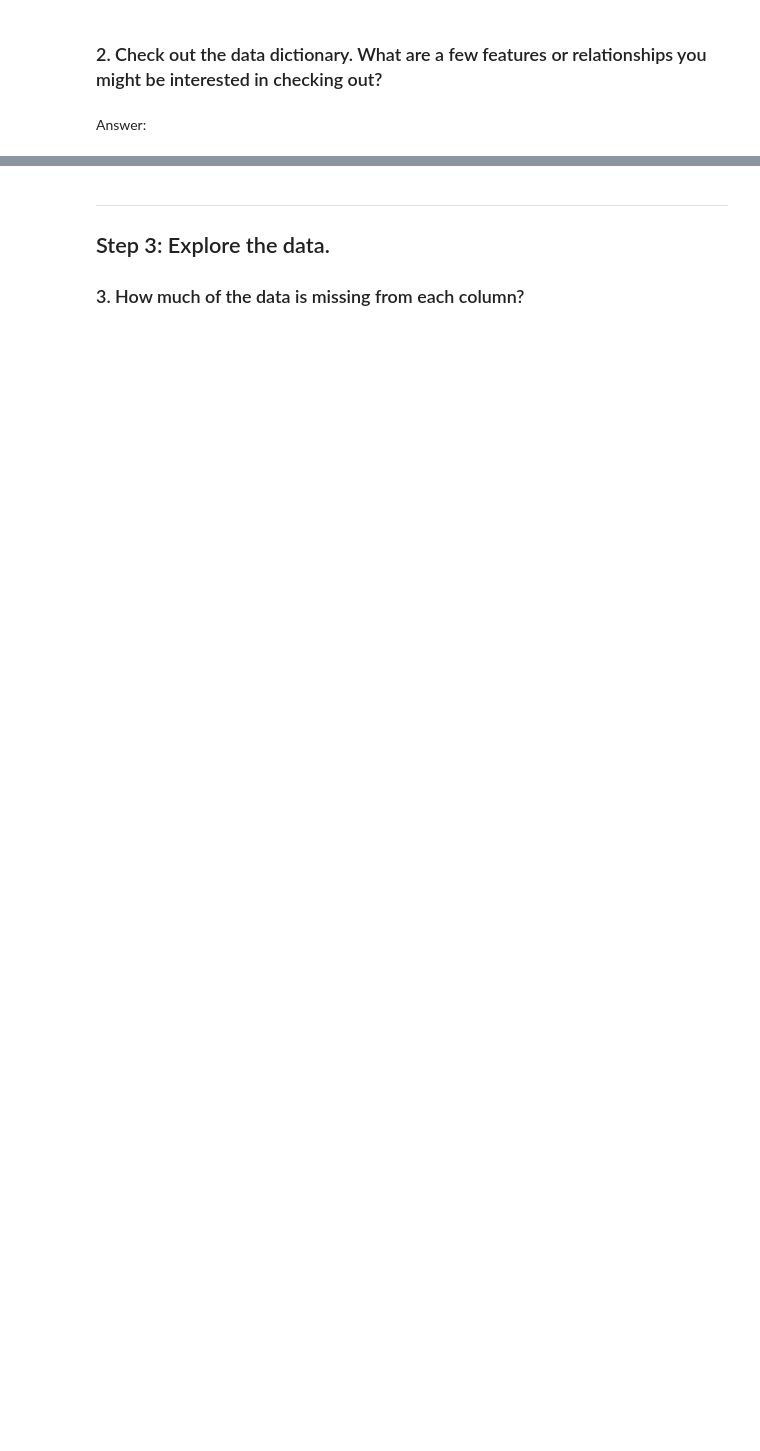
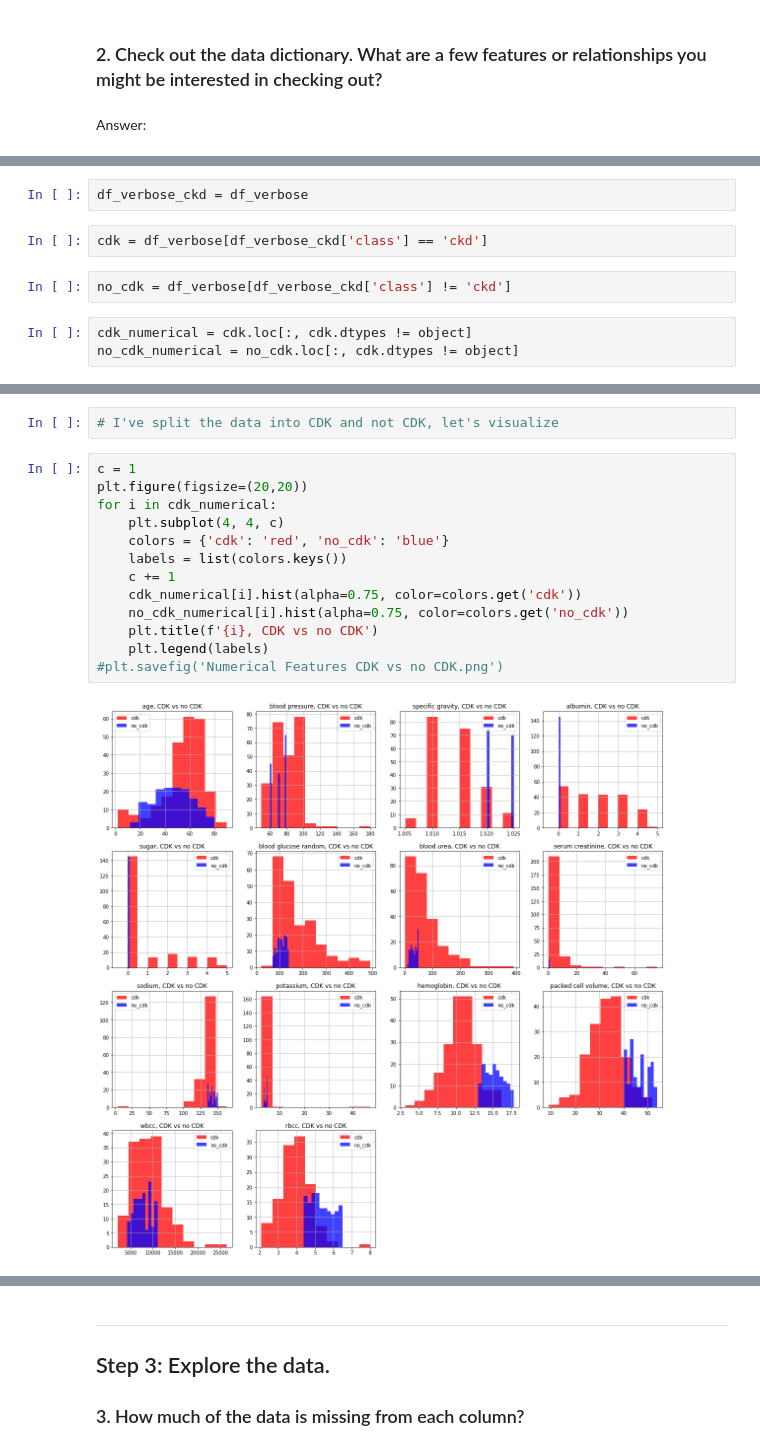
Before and after one commit to viviloaf/general-assembly, a Jupyter notebook: labs/4.02-lab-classification-model-evaluation-master/starter-code.ipynb, the cells around one changed output, grey strips where cells are left out. Saved outputs shown, nothing was run; the diff lists cells and outputs as text; blank space fills up the shorter version.

```diff
--- a/labs/4.02-lab-classification-model-evaluation-master/starter-code.ipynb
+++ b/labs/4.02-lab-classification-model-evaluation-master/starter-code.ipynb
@@ -50,0 +316,9 @@ Answer:
+# %%
+df_verbose_ckd = df_verbose
+# %%
+cdk = df_verbose[df_verbose_ckd['class'] == 'ckd']
+# %%
+no_cdk = df_verbose[df_verbose_ckd['class'] != 'ckd']
+# %%
+cdk_numerical = cdk.loc[:, cdk.dtypes != object]
+no_cdk_numerical = no_cdk.loc[:, cdk.dtypes != object]
@@ -50,0 +330,17 @@ Answer:
+# %%
+# I've split the data into CDK and not CDK, let's visualize
+# %%
+c = 1
+plt.figure(figsize=(20,20))
+for i in cdk_numerical:
+    plt.subplot(4, 4, c)
+    colors = {'cdk': 'red', 'no_cdk': 'blue'}
+    labels = list(colors.keys())
+    c += 1
+    cdk_numerical[i].hist(alpha=0.75, color=colors.get('cdk'))
+    no_cdk_numerical[i].hist(alpha=0.75, color=colors.get('no_cdk'))
+    plt.title(f'{i}, CDK vs no CDK')
+    plt.legend(labels)
+#plt.savefig('Numerical Features CDK vs no CDK.png')
+# %% [output]
+[figure, added]
```
Also changed, not shown: parts of 81 cells of this notebook.
